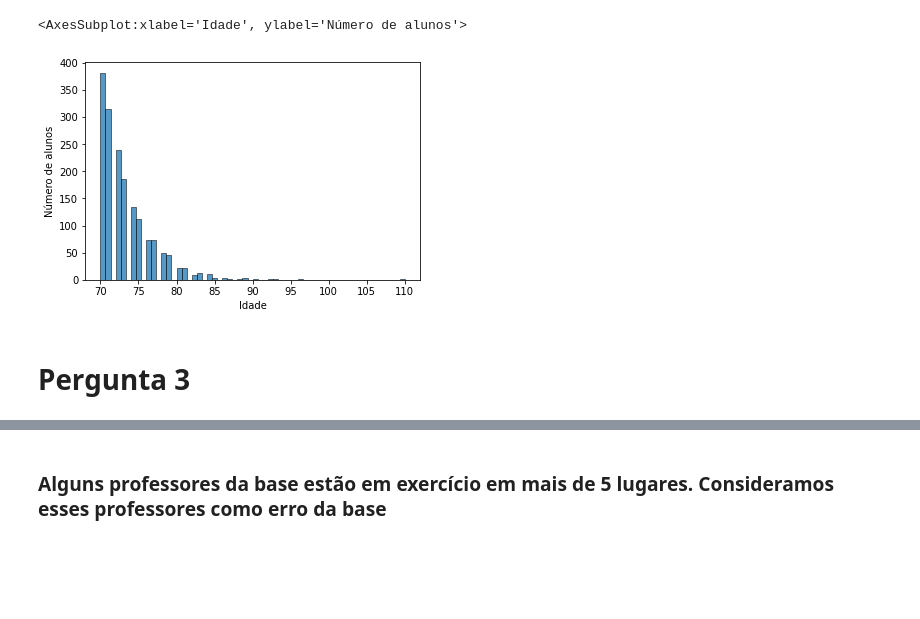
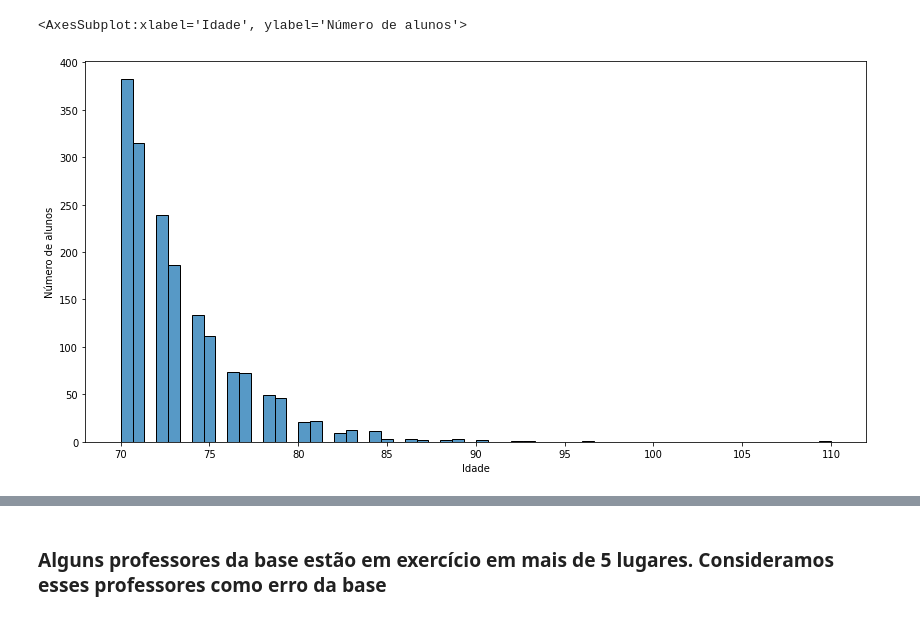
Before and after one commit to GabrielMoraisReis/TP-CDD, a Jupyter notebook: Parte3/Analytics.ipynb, the cells around one changed output, grey strips where cells are left out. Drawn from its saved outputs; the diff is of its cells as text; code cells hidden in the pictures; blank space fills up the shorter version.

```diff
--- a/Parte3/Analytics.ipynb
+++ b/Parte3/Analytics.ipynb
@@ -57,10 +58,9 @@ sns.histplot(data=alunos, x="NU_IDADE", bins=20)
 # %%
 alunos_idosos = alunos[alunos["NU_IDADE"] >= 70]
+plt.figure(figsize=(14,7))
 plt.xlabel("Idade")
 plt.ylabel("Número de alunos")
 sns.histplot(data=alunos_idosos, x="NU_IDADE")
 # %% [output]
 <AxesSubplot:xlabel='Idade', ylabel='Número de alunos'>
-[figure, old version]
+[figure, new version]
-# %% [markdown]
-# Pergunta 3
```
Also changed, not shown: parts of 18 cells of this notebook.
